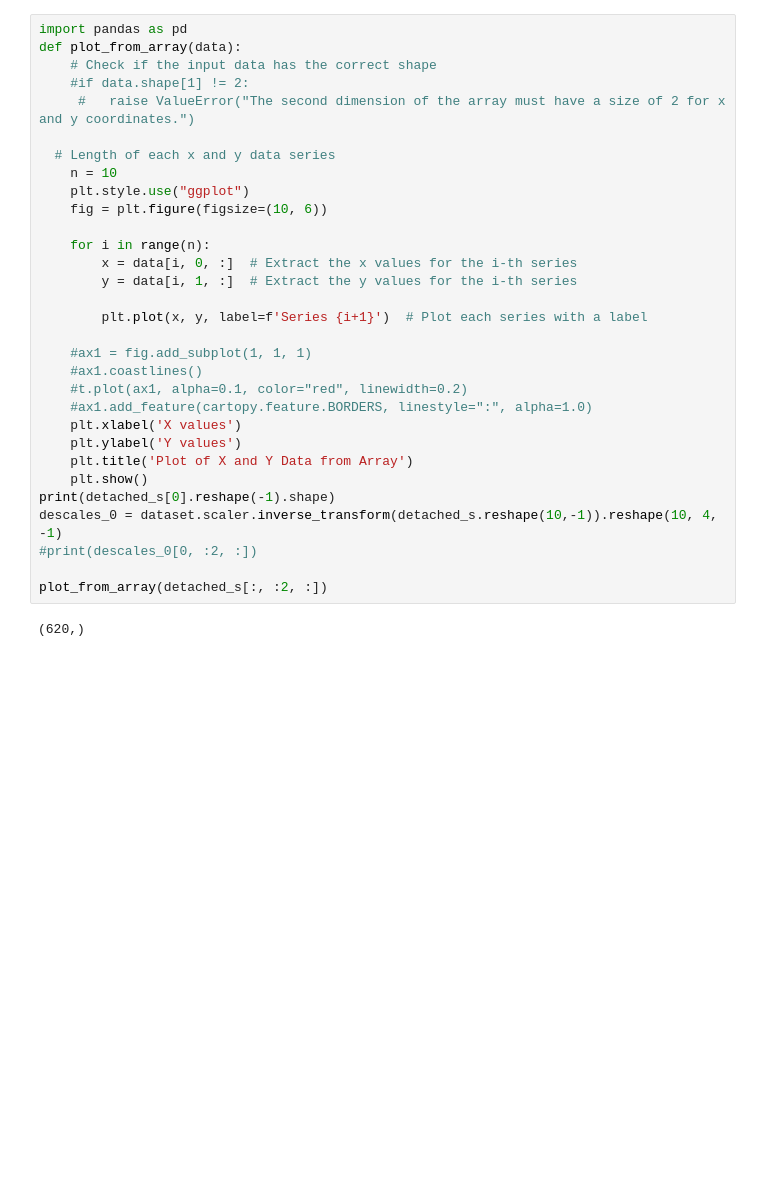
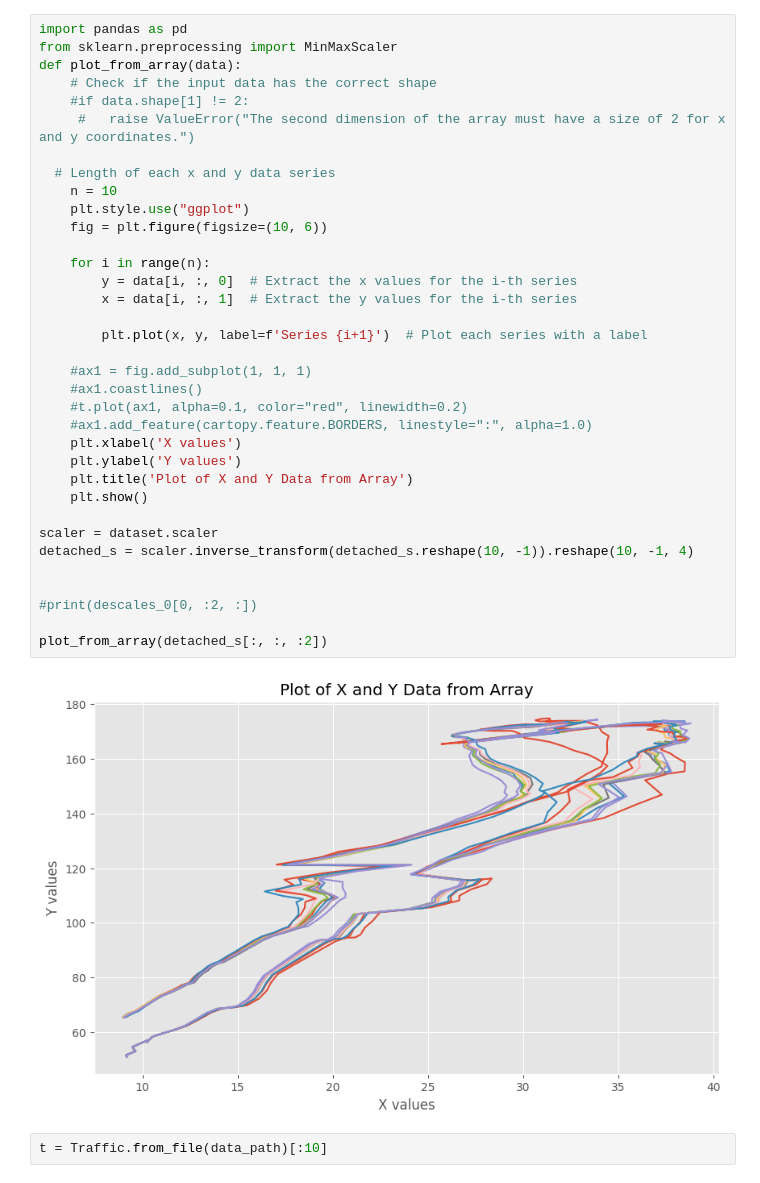
Before and after one commit to SynthAIr/DM_FM_Trajectories, a Jupyter notebook: src/generate_jupiter.ipynb, the cells around one changed output. Cells and saved outputs as stored; diff of their text form; blank space fills up the shorter version.

```diff
--- a/src/generate_jupiter.ipynb
+++ b/src/generate_jupiter.ipynb
@@ -208,33 +214,39 @@ plot_from_array(reconstructed_traf)
 # %%
 import pandas as pd
+from sklearn.preprocessing import MinMaxScaler
 def plot_from_array(data):
     # Check if the input data has the correct shape
     #if data.shape[1] != 2:
      #   raise ValueError("The second dimension of the array must have a size of 2 for x and y coordinates.")
 
   # Length of each x and y data series
     n = 10
     plt.style.use("ggplot")
     fig = plt.figure(figsize=(10, 6))
 
     for i in range(n):
-        x = data[i, 0, :]  # Extract the x values for the i-th series
-        y = data[i, 1, :]  # Extract the y values for the i-th series
+        y = data[i, :, 0]  # Extract the x values for the i-th series
+        x = data[i, :, 1]  # Extract the y values for the i-th series
 
         plt.plot(x, y, label=f'Series {i+1}')  # Plot each series with a label
 
     #ax1 = fig.add_subplot(1, 1, 1)
     #ax1.coastlines()
     #t.plot(ax1, alpha=0.1, color="red", linewidth=0.2)
     #ax1.add_feature(cartopy.feature.BORDERS, linestyle=":", alpha=1.0)
     plt.xlabel('X values')
     plt.ylabel('Y values')
     plt.title('Plot of X and Y Data from Array')
     plt.show()
-print(detached_s[0].reshape(-1).shape)
-descales_0 = dataset.scaler.inverse_transform(detached_s.reshape(10,-1)).reshape(10, 4, -1)
+
+scaler = dataset.scaler
+detached_s = scaler.inverse_transform(detached_s.reshape(10, -1)).reshape(10, -1, 4)
+
+
 #print(descales_0[0, :2, :])
 
-plot_from_array(detached_s[:, :2, :])
+plot_from_array(detached_s[:, :, :2])
 # %% [output]
-(620,)
+[figure, added]
+# %%
+t = Traffic.from_file(data_path)[:10]
```
Also changed, not shown: parts of 9 cells of this notebook.
